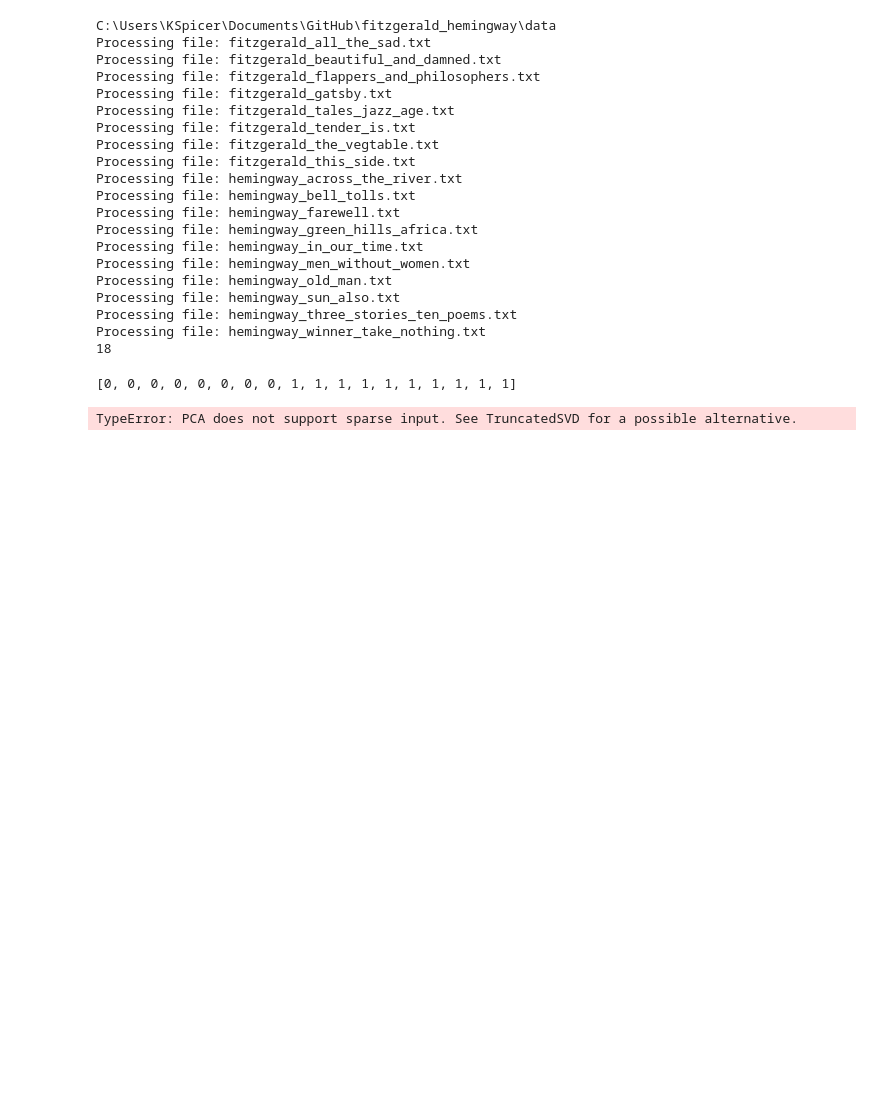
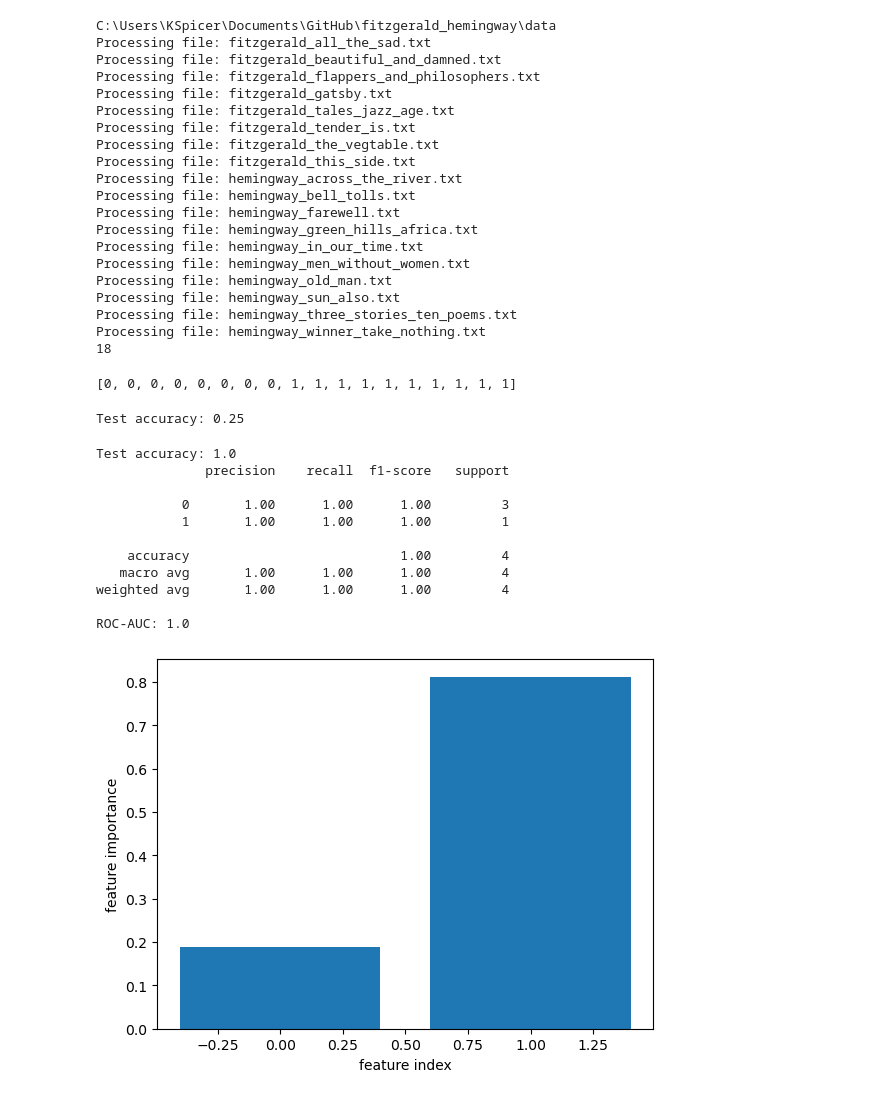
Before and after one commit to kspicer80/fitzgerald_hemingway, a Jupyter notebook: hac_algorithm.ipynb, the cells around one changed output. Saved outputs shown, nothing was run; the diff lists cells and outputs as text; code cells hidden in the pictures; blank space fills up the shorter version.

```diff
--- a/hac_algorithm.ipynb
+++ b/hac_algorithm.ipynb
@@ -223,7 +223,7 @@ print(labels)
 # %% [output]
 [0, 0, 0, 0, 0, 0, 0, 0, 1, 1, 1, 1, 1, 1, 1, 1, 1, 1]
 # %%
-from sklearn.decomposition import PCA
+from sklearn.decomposition import TruncatedSVD
 from sklearn.feature_extraction.text import TfidfVectorizer
 from sklearn.pipeline import Pipeline
 from sklearn.linear_model import LogisticRegression
@@ -232,7 +232,7 @@ from sklearn.model_selection import train_test_split
 # create a pipeline to vectorize the text and perform PCA
 pipeline = Pipeline([
     ('vectorizer', TfidfVectorizer()),
-    ('pca', PCA(n_components=2)),
+    ('svd', TruncatedSVD(n_components=2)),
     ('classifier', LogisticRegression())
 ])
 
@@ -245,4 +245,56 @@ pipeline.fit(text_data, labels)
 score = pipeline.score(text_data_test, labels_test)
 print("Test accuracy:", score)
 # %% [output]
-TypeError: PCA does not support sparse input. See TruncatedSVD for a possible alternative.
+Test accuracy: 0.25
+# %%
+from sklearn.ensemble import RandomForestClassifier
+from sklearn.metrics import classification_report, confusion_matrix, roc_auc_score
+
+# create a pipeline to vectorize the text and perform PCA
+pipeline = Pipeline([
+    ('vectorizer', TfidfVectorizer()),
+    ('svd', TruncatedSVD(n_components=2)),
+    ('classifier', LogisticRegression())
+])
+
+text_data_train, text_data_test, labels_train, labels_test = train_test_split(
+    text_data, labels, test_size=0.2, random_state=42
+)
+
+pipeline = Pipeline([
+    ('vectorizer', TfidfVectorizer()),
+    ('svd', TruncatedSVD(n_components=2)),
+    ('classifier', RandomForestClassifier())
+])
+
+# fit the pipeline to the text data and labels
+pipeline.fit(text_data, labels)
+
+score = pipeline.score(text_data_test, labels_test)
+print("Test accuracy:", score)
+
+predictions = pipeline.predict(text_data_test)
+
+# print the classification report
+print(classification_report(labels_test, predictions))
+print("ROC-AUC:", roc_auc_score(labels_test, predictions))
+
+classifier = pipeline.named_steps['classifier']
+importances = classifier.feature_importances_
+plt.bar(range(importances.shape[0]), importances)
+plt.xlabel("feature index")
+plt.ylabel("feature importance")
+plt.show()
+# %% [output]
+Test accuracy: 1.0
+              precision    recall  f1-score   support
+
+           0       1.00      1.00      1.00         3
+           1       1.00      1.00      1.00         1
+
+    accuracy                           1.00         4
+   macro avg       1.00      1.00      1.00         4
+weighted avg       1.00      1.00      1.00         4
+
+ROC-AUC: 1.0
+[figure, added]
```
Also changed, not shown: parts of 2 cells of this notebook.
